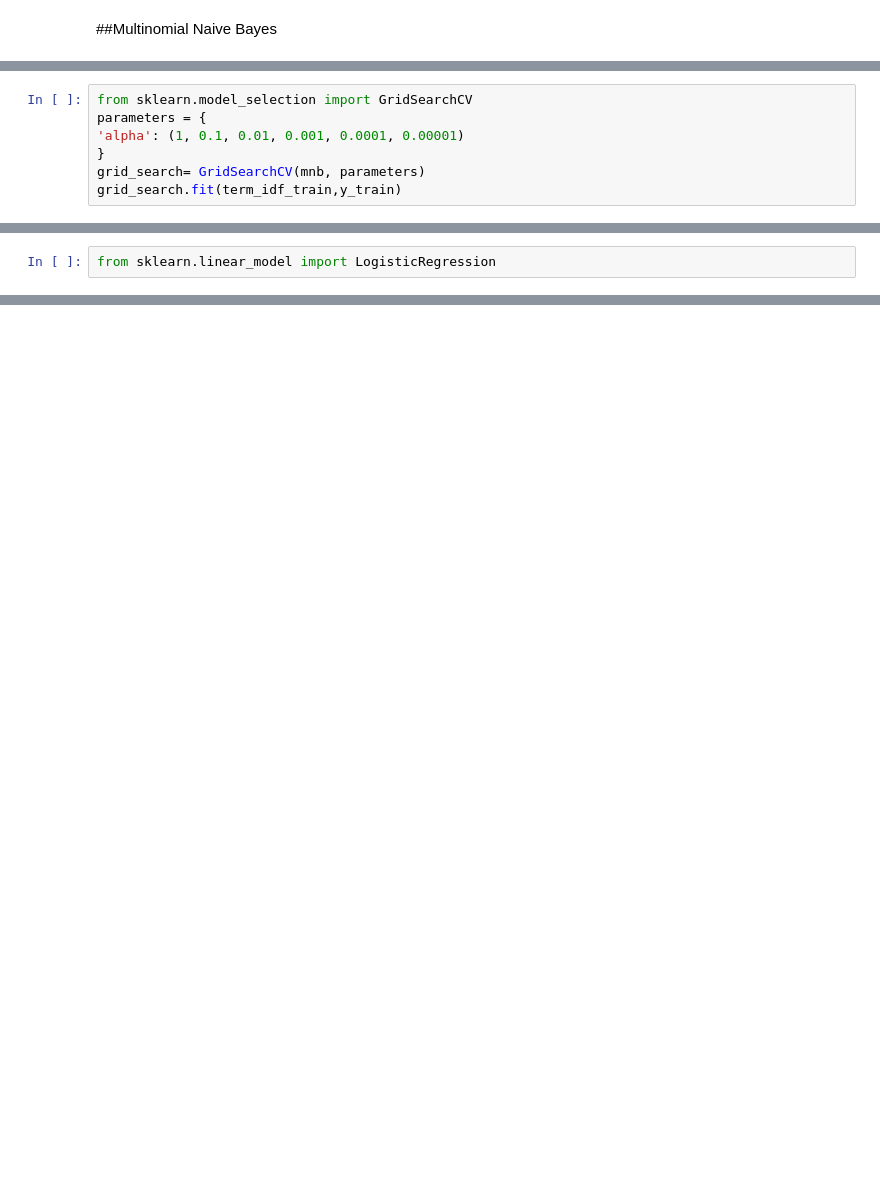
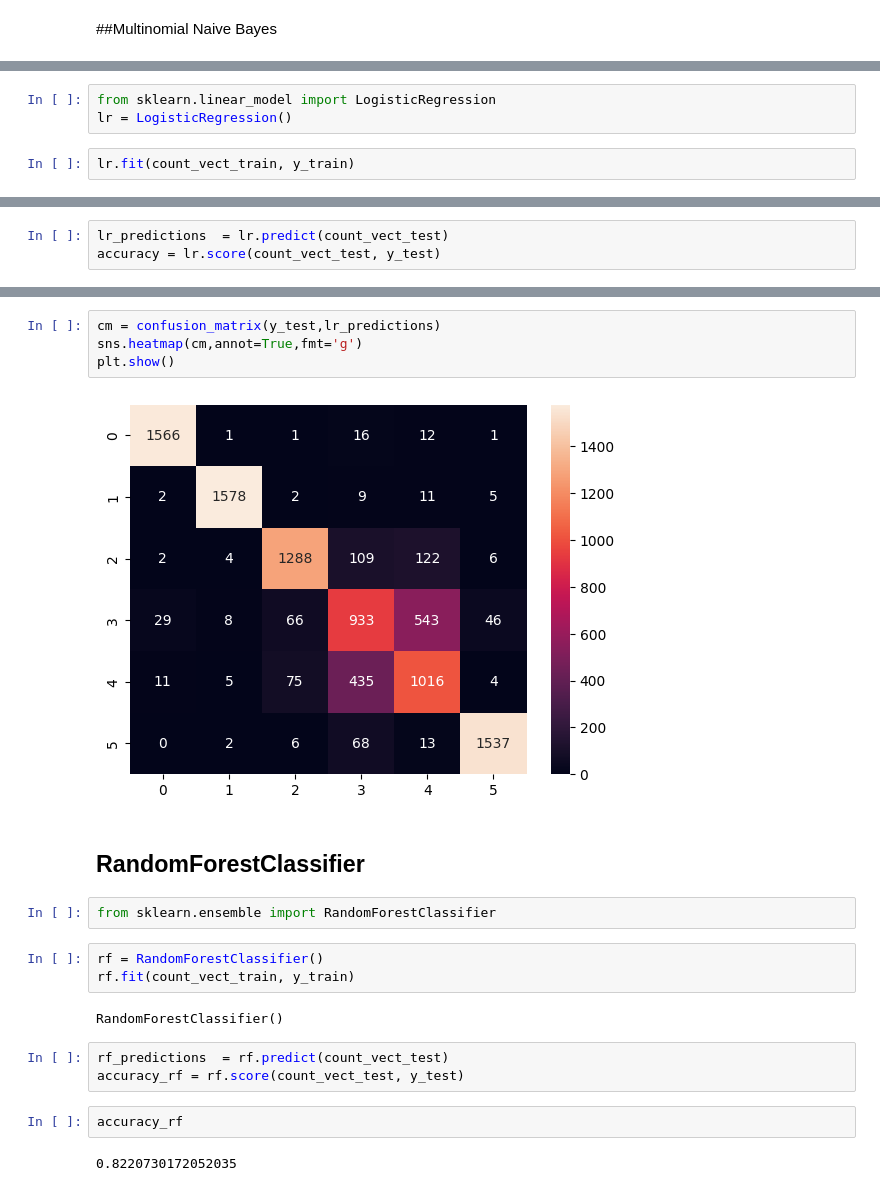
Before and after one commit to Adithya018/CYBER-BULLYING-TWEET-PREDICTION, a Jupyter notebook: Cyberbullying_tweet_Classification.ipynb, the cells around one changed output, grey strips where cells are left out. Saved outputs shown, nothing was run; the diff lists cells and outputs as text; blank space fills up the shorter version.

```diff
--- a/Cyberbullying_tweet_Classification.ipynb
+++ b/Cyberbullying_tweet_Classification.ipynb
@@ -260,7 +286,0 @@ accuracy = mnb.score(term_idf_test, y_test)
-# %%
-from sklearn.model_selection import GridSearchCV
-parameters = {
-'alpha': (1, 0.1, 0.01, 0.001, 0.0001, 0.00001)
-}
-grid_search= GridSearchCV(mnb, parameters)
-grid_search.fit(term_idf_train,y_train)
@@ -299,2 +314,5 @@ Logistic regression
 # %%
 from sklearn.linear_model import LogisticRegression
+lr = LogisticRegression()
+# %%
+lr.fit(count_vect_train, y_train)
@@ -300,0 +328,3 @@ from sklearn.linear_model import LogisticRegression
+# %%
+lr_predictions  = lr.predict(count_vect_test)
+accuracy = lr.score(count_vect_test, y_test)
@@ -300,0 +346,22 @@ from sklearn.linear_model import LogisticRegression
+# %%
+cm = confusion_matrix(y_test,lr_predictions)
+sns.heatmap(cm,annot=True,fmt='g')
+plt.show()
+# %% [output]
+[figure, added]
+# %% [markdown]
+## RandomForestClassifier
+# %%
+from sklearn.ensemble import RandomForestClassifier
+# %%
+rf = RandomForestClassifier()
+rf.fit(count_vect_train, y_train)
+# %% [output]
+RandomForestClassifier()
+# %%
+rf_predictions  = rf.predict(count_vect_test)
+accuracy_rf = rf.score(count_vect_test, y_test)
+# %%
+accuracy_rf
+# %% [output]
+0.8220730172052035
```
Also changed, not shown: parts of 32 cells of this notebook.
